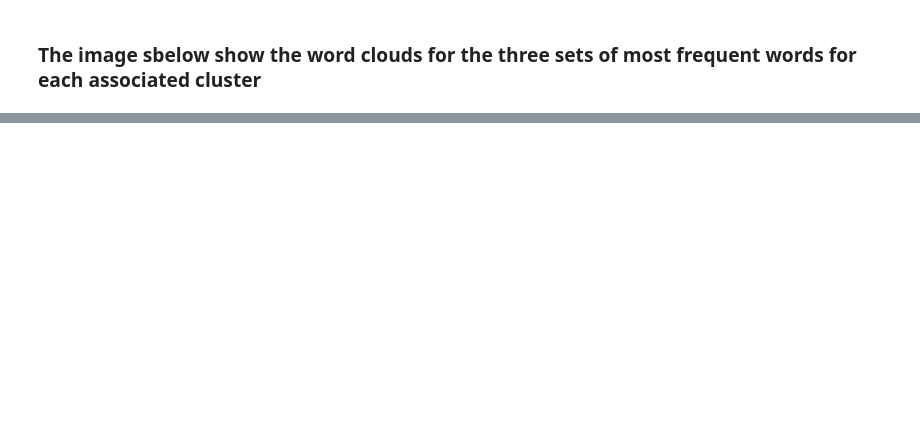
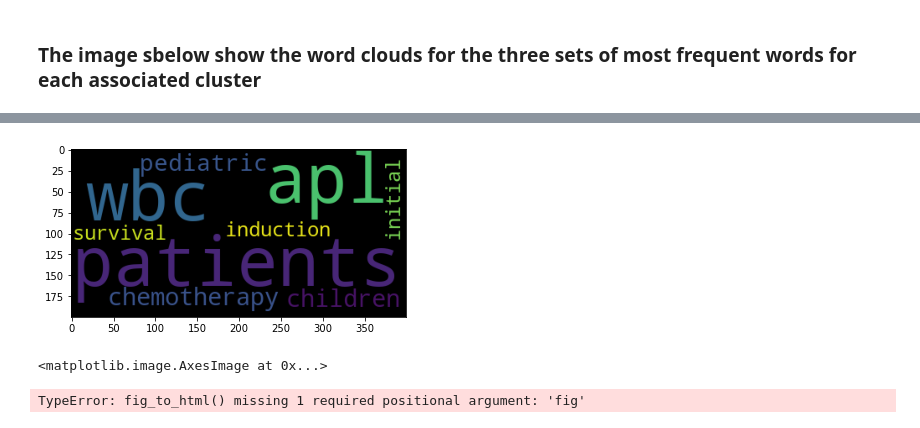
Before and after one commit to Robbie632/NLP_abstract_analysis, a Jupyter notebook: nlp_abstract_tool.ipynb, the cells around one changed output, grey strips where cells are left out. Cells and saved outputs as stored; diff of their text form; code cells hidden in the pictures; blank space fills up the shorter version.

```diff
--- a/nlp_abstract_tool.ipynb
+++ b/nlp_abstract_tool.ipynb
@@ -86,2 +110,14 @@ plt.imshow(ca.word_clouds[0])
+# %%
+t3 = plt.imshow(t)
+# %% [output]
+[figure, added]
+# %%
+t3
+# %% [output]
+<matplotlib.image.AxesImage at 0x...>
+# %%
+mpld3.fig_to_html()
+# %% [output]
+TypeError: fig_to_html() missing 1 required positional argument: 'fig'
 # %%
 plt.imshow(ca.word_clouds[1])
```
Also changed, not shown: parts of 12 cells of this notebook, 3 other files.
